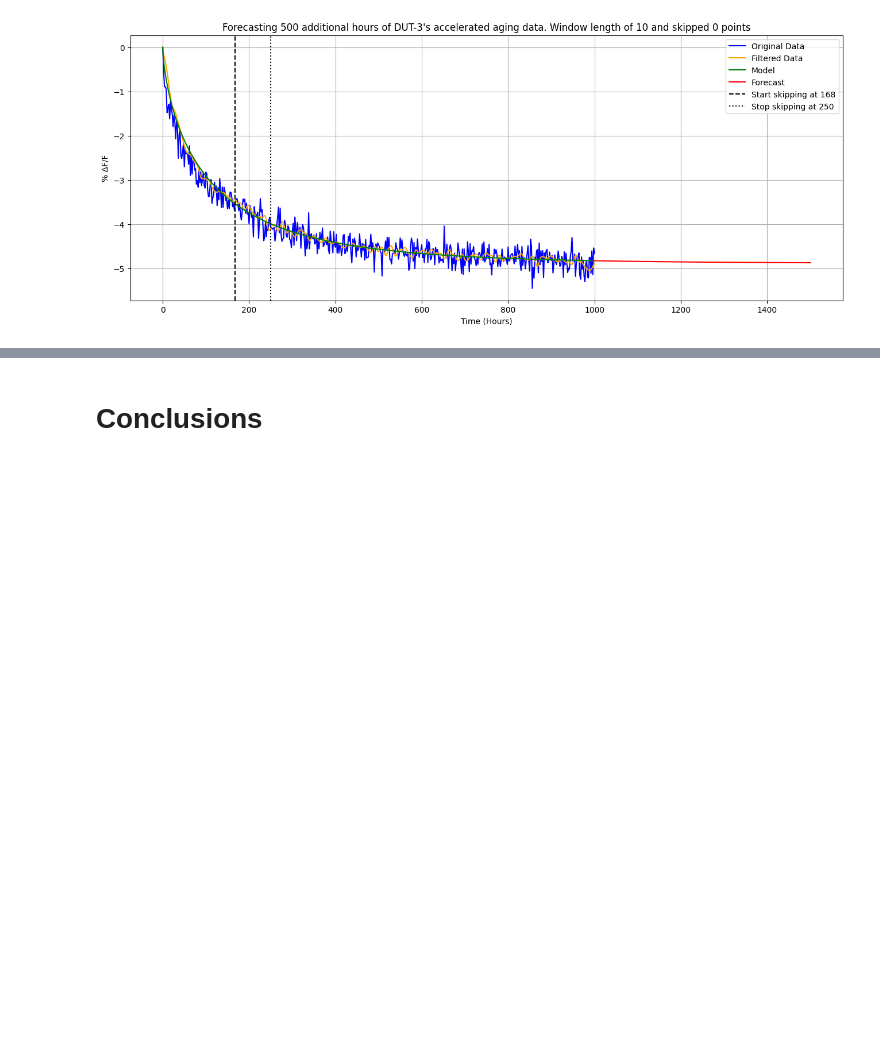
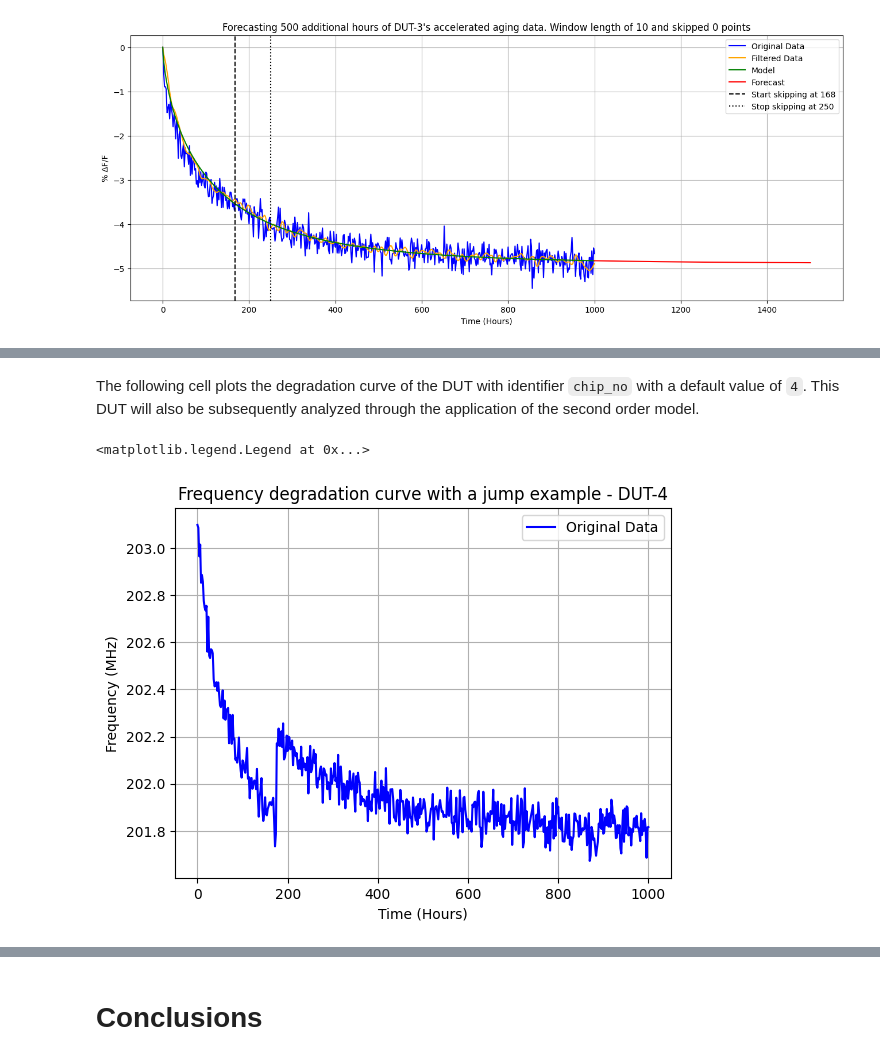
Before and after one commit to MateoJRendon/UBC-Accelerated-Aging-Forecasting-Demo, a Jupyter notebook: General_Version_Demo.ipynb, the cells around one changed output, grey strips where cells are left out. Drawn from its saved outputs; the diff is of its cells as text; code cells hidden in the pictures; blank space fills up the shorter version.

```diff
--- a/General_Version_Demo.ipynb
+++ b/General_Version_Demo.ipynb
@@ -524,0 +528,3 @@ Text(0.5, 1.0, "Forecasting 500 additional hours of DUT-3's accelerated aging da
+# %%
+df = pd.read_csv(f'./ExampleData_UpDownJumps.csv', index_col=0)
+df
@@ -524,0 +582,14 @@ Text(0.5, 1.0, "Forecasting 500 additional hours of DUT-3's accelerated aging da
+# %%
+df_time = list(df[list(df.columns)[0]])
+time_total = df_time[-1]
+df_cols = list(df.columns[1:])
+num_cols = len(df.columns[1:])
+num_datapoints = len(df)
+datapoints_per_hour = 1/(df_time[1] - df_time[0])
+
+print('DATASET INFORMATION SUMMARY:\n')
+print(f'\tDUTs available: {df_cols}')
+print(f'\tTotal number of DUTs: {num_cols}')
+print(f'\tTotal number of datapoints: {num_datapoints}')
+print(f'\tTotal number of hours recorded: {time_total}')
+print(f'\tDatapoints collected per hour: {datapoints_per_hour}')
@@ -524,0 +604,20 @@ Text(0.5, 1.0, "Forecasting 500 additional hours of DUT-3's accelerated aging da
+# %% [markdown]
+The following cell plots the degradation curve of the DUT with identifier `chip_no` with a default value of `4`. This DUT will also be subsequently analyzed through the application of the second order model.
+# %%
+# General Variables
+chip_no = 4         # DUT identifier
+
+# Read in the data
+x_data_plot = df_time
+y_data_plot = df[df_cols[chip_no]]
+
+# Plot the `chip_no` accelerated aging data
+plt.plot(x_data_plot, y_data_plot, label='Original Data', color='blue')
+plt.xlabel('Time (Hours)')
+plt.ylabel(u'Frequency (MHz)')
+plt.title(f'Frequency degradation curve with a jump example - DUT-{chip_no}')
+plt.grid()
+plt.legend()
+# %% [output]
+<matplotlib.legend.Legend at 0x...>
+[figure, added]
```
Also changed, not shown: parts of 18 cells of this notebook.
